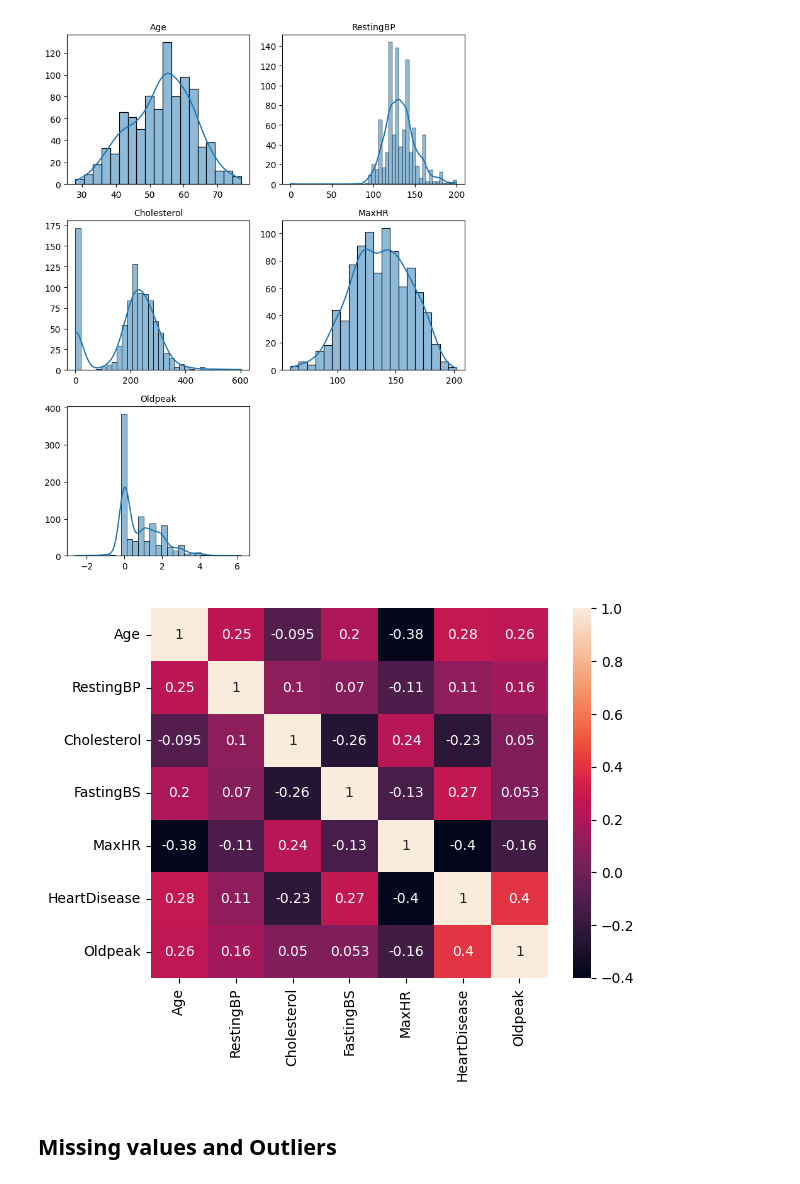
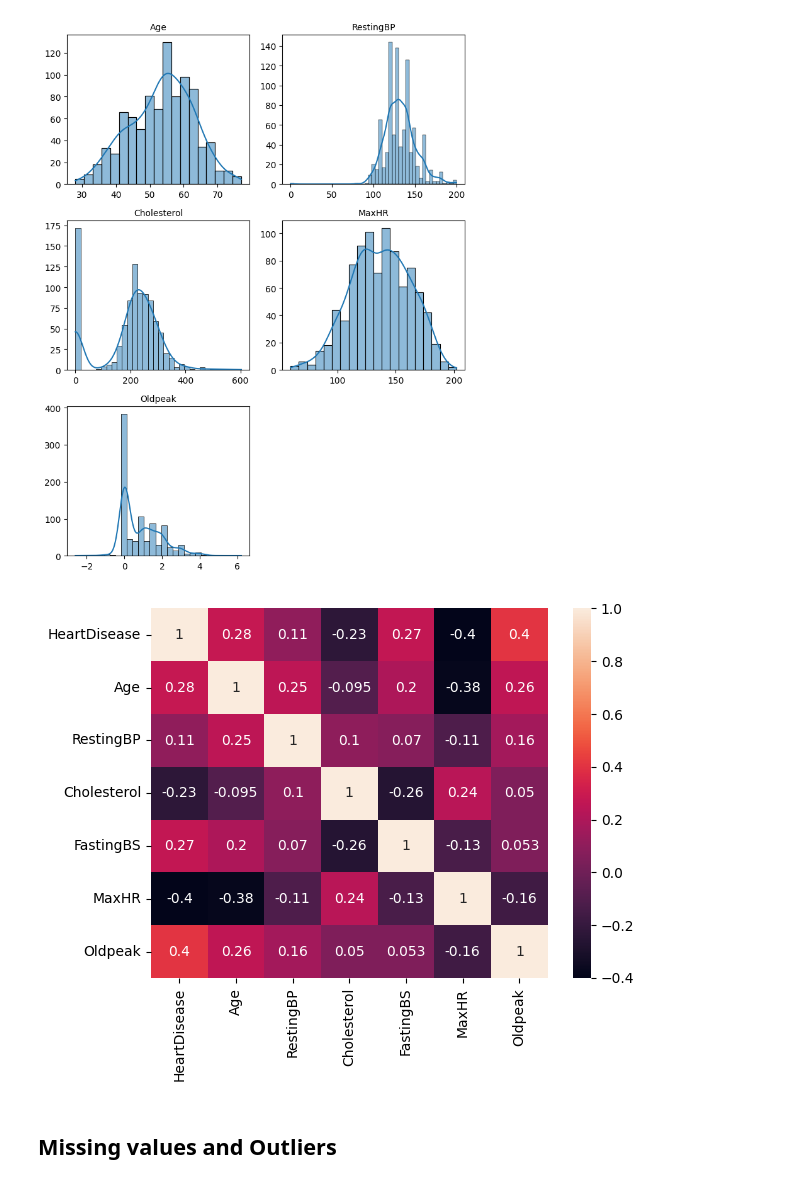
Before and after one commit to juliepinole/eth, a Jupyter notebook: healthcare/heart/Heart_explo.ipynb, the cells around one changed output. Saved outputs shown, nothing was run; the diff lists cells and outputs as text; code cells hidden in the pictures.

```diff
--- a/healthcare/heart/Heart_explo.ipynb
+++ b/healthcare/heart/Heart_explo.ipynb
@@ -103,6 +132,7 @@ dft = df_heart.dtypes
 cols_num = list(dft[dft == 'int64'].index)
 cols_num.append('Oldpeak')
 cols_num_with_binary = [x for x in cols_num]
+cols_num_with_binary_no_label = [x for x in cols_num_with_binary if x != 'HeartDisease']
 cols_num.remove('FastingBS')
 cols_num.remove('HeartDisease')
 cols_num
@@ -180,10 +212,10 @@ gr.dist_mult_plots(
 # %% [output]
 [figure]
 # %%
-sns.heatmap(df_heart[cols_num_with_binary].corr(), annot=True)
+sns.heatmap(df_heart[['HeartDisease'] + cols_num_with_binary_no_label].corr(), annot=True)
 plt.show()
 # %% [output]
-[figure, old version]
+[figure, new version]
 # %% [markdown]
 ## Missing values and Outliers
 # %%
```
Also changed, not shown: parts of 57 cells of this notebook, 3 other files.
